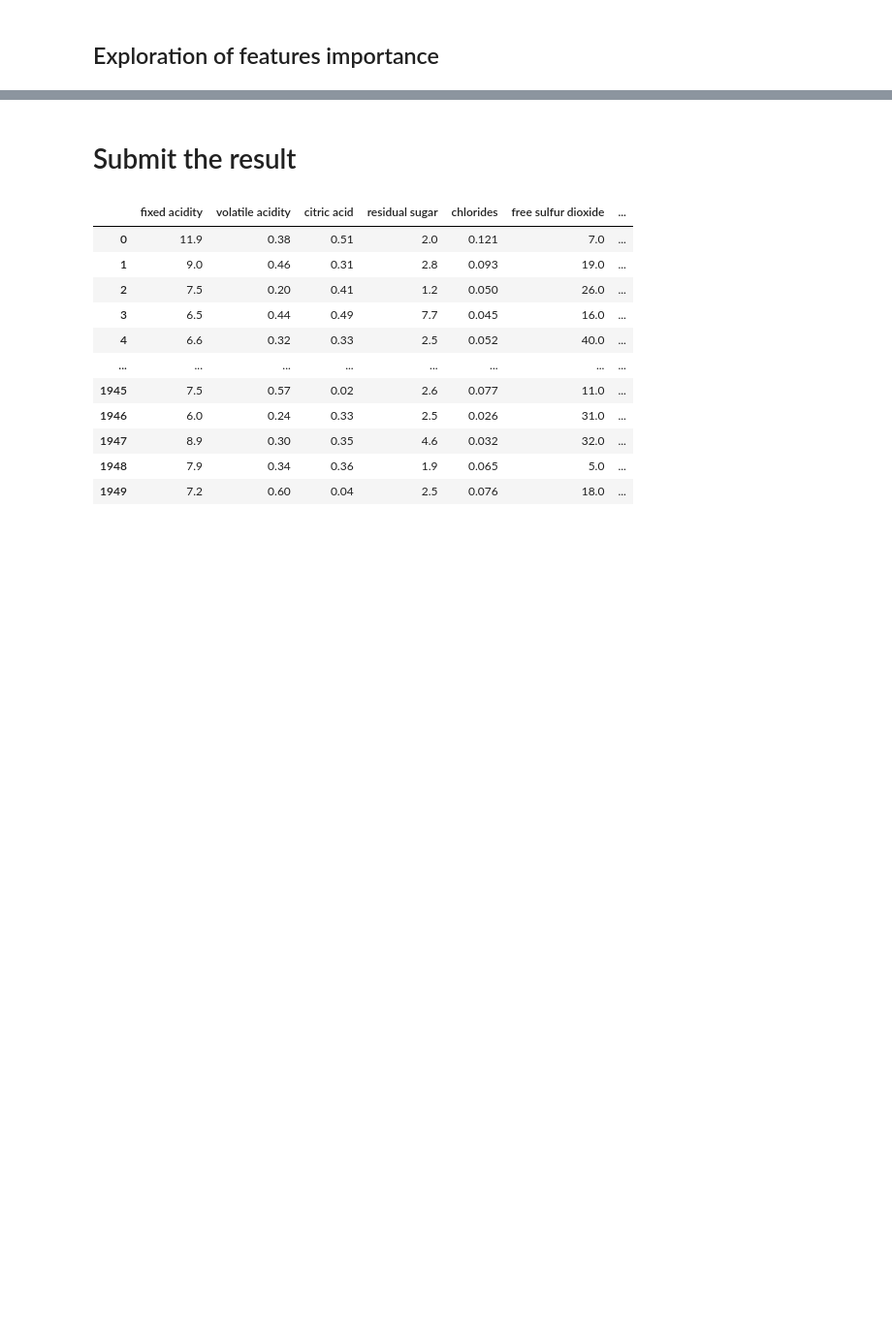
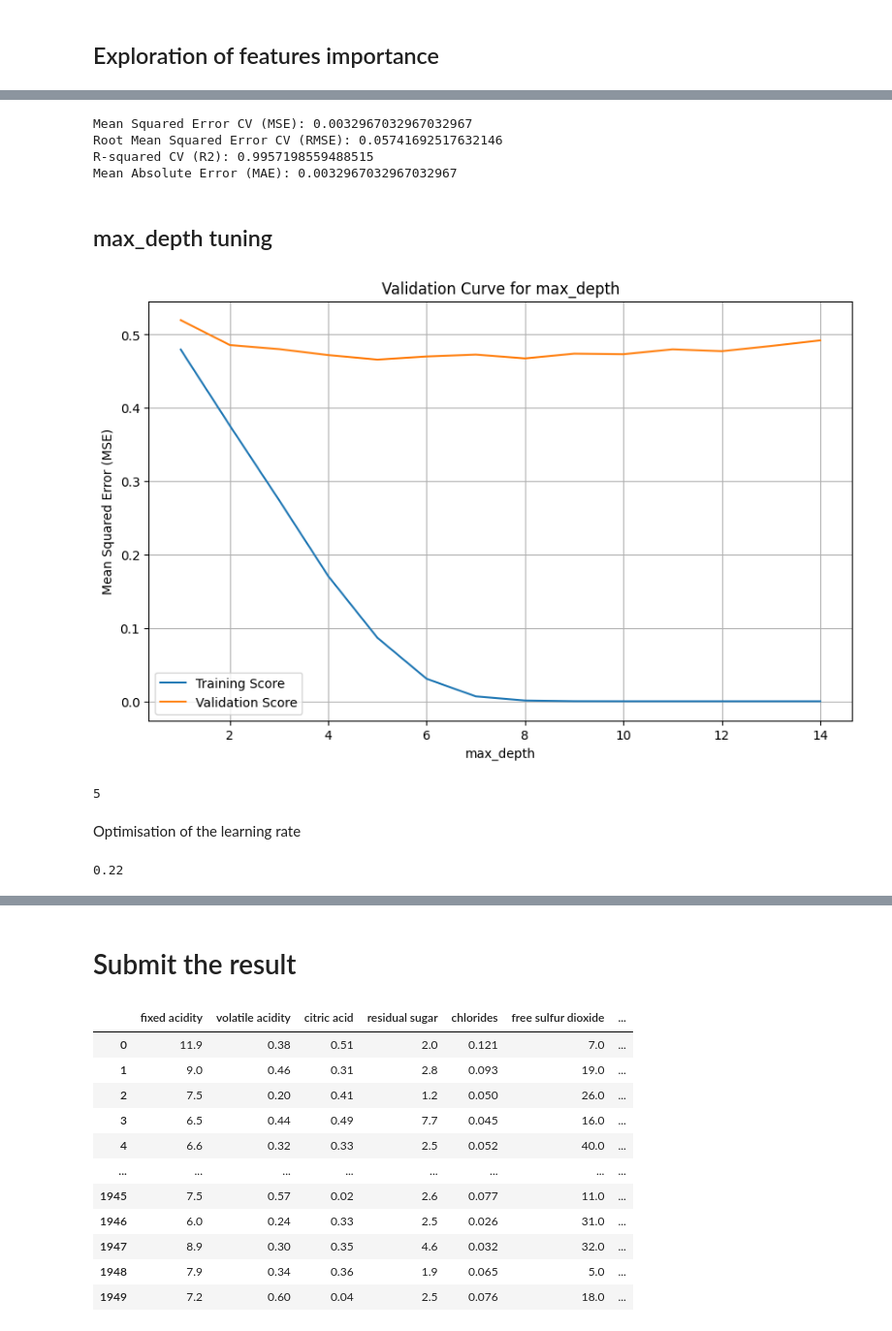
Before and after one commit to pierrecavalier/Data_Challenge, a Jupyter notebook: Prediction_qualite_vin/notebook_vin.ipynb, the cells around one changed output, grey strips where cells are left out. Shown at 97% size. Drawn from its saved outputs; the diff is of its cells as text; code cells hidden in the pictures; blank space fills up the shorter version.

Commit message:
test of multiple regression techniques

```diff
--- a/Prediction_qualite_vin/notebook_vin.ipynb
+++ b/Prediction_qualite_vin/notebook_vin.ipynb
@@ -551,0 +565,28 @@ print(feature_importance_df)
+# %%
+# Create an XGBoost Regressor
+xg_reg = xgb.XGBRegressor(objective='reg:squarederror',
+                          n_estimators=80,          # Number of boosting rounds (trees)
+                          learning_rate=0.1,        # Step size shrinkage
+                          max_depth=3)              # Maximum depth of each tree
+
+xg_reg.fit(X_train, y_train)
+
+y_pred = xg_reg.predict(X_test)
+# %%
+estimators_mse = mean_squared_error(y_test, final_y_pred)
+estimators_rmse = np.sqrt(estimators_mse)
+estimators_r2 = r2_score(y_test, final_y_pred)
+mae = mean_absolute_error(y_test, final_y_pred)
+
+
+print(f"Mean Squared Error CV (MSE): {estimators_mse}")
+print(f"Root Mean Squared Error CV (RMSE): {estimators_rmse}")
+print(f"R-squared CV (R2): {estimators_r2}")
+print("Mean Absolute Error (MAE):", mae)
+# %% [output]
+Mean Squared Error CV (MSE): 0.0032967032967032967
+Root Mean Squared Error CV (RMSE): 0.05741692517632146
+R-squared CV (R2): 0.9957198559488515
+Mean Absolute Error (MAE): 0.0032967032967032967
+# %% [markdown]
+## max_depth tuning
@@ -551,0 +608,46 @@ print(feature_importance_df)
+# %%
+# Create an XGBoost Regressor
+xg_reg = xgb.XGBRegressor(objective='reg:squarederror',
+                          n_estimators=80,          # Number of boosting rounds (trees)
+                          learning_rate=0.1,        # Step size shrinkage
+                          max_depth=5)              # Maximum depth of each tree
+
+xg_reg.fit(X_train, y_train)
+
+y_pred = xg_reg.predict(X_test)
+# %%
+from sklearn.model_selection import validation_curve
+import matplotlib.pyplot as plt
+
+# Define a range of values for max_depth
+max_depth_range = list(range(1, 15))
+
+# Calculate training and validation scores for each value of max_depth
+train_scores, valid_scores = validation_curve(
+    xgb.XGBRegressor(objective='reg:squarederror', n_estimators=100),
+    X_train, y_train, param_name="max_depth", param_range=max_depth_range,
+    cv=5, scoring="neg_mean_squared_error"
+)
+
+# Convert the negative MSE scores to positive values
+train_scores = -train_scores
+valid_scores = -valid_scores
+
+# Plot the validation curve
+plt.figure(figsize=(10, 6))
+plt.plot(max_depth_range, train_scores.mean(axis=1), label='Training Score')
+plt.plot(max_depth_range, valid_scores.mean(axis=1), label='Validation Score')
+plt.xlabel('max_depth')
+plt.ylabel('Mean Squared Error (MSE)')
+plt.title('Validation Curve for max_depth')
+plt.legend()
+plt.grid(True)
+plt.show()
+# %% [output]
+[figure, added]
+# %%
+best_max_depth
+# %% [output]
+5
+# %% [markdown]
+Optimisation of the learning rate
@@ -551,0 +668,4 @@ print(feature_importance_df)
+# %%
+best_learning_rate
+# %% [output]
+0.22
```
Also changed, not shown: parts of 26 cells of this notebook, 6 other files.
